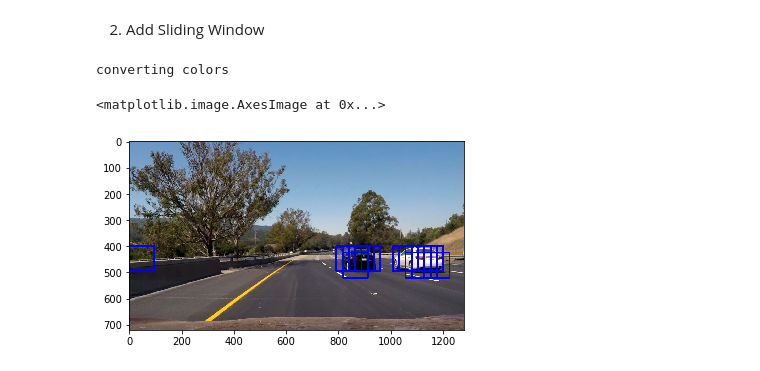
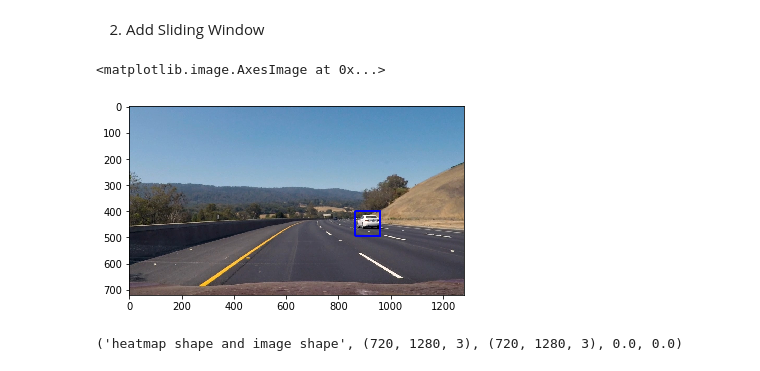
Before and after one commit to david-woo-instacart/kitt-playlabs, a Jupyter notebook: udacity/CarND-Vehicle-Detection-master/CarND-Vehicle-Detection-Project-V2.ipynb, the cells around one changed output. Saved outputs shown, nothing was run; the diff lists cells and outputs as text; code cells hidden in the pictures.

```diff
--- a/udacity/CarND-Vehicle-Detection-master/CarND-Vehicle-Detection-Project-V2.ipynb
+++ b/udacity/CarND-Vehicle-Detection-master/CarND-Vehicle-Detection-Project-V2.ipynb
@@ -463,12 +466,14 @@ def convert_color(img, conv='RGB2YCrCb'):
 def find_cars(img, ystart, ystop, scale, svc, X_scaler, orient, pix_per_cell, cell_per_block,
               spatial_feat,hist_feat,hog_feat,color_space):
 
+    bboxes = []
+
     draw_img = np.copy(img)
     img = img.astype(np.float32)/255
 
     img_tosearch = img[ystart:ystop,:,:]
     if color_space != False:
-        print("converting colors")
+        #print("converting colors")
         if color_space == 'YCrCb':
             color_space = 'RGB2YCrCb'
         ctrans_tosearch = convert_color(img_tosearch, color_space)
@@ -539,36 +544,36 @@ def find_cars(img, ystart, ystop, scale, svc, X_scaler, orient, pix_per_cell, ce
             # Scale features and make a prediction
             #test_features = X_scaler.transform((hog_features).reshape(1, -1) )
             #test_features = X_scaler.transform(np.hstack((spatial_features, hist_features, hog_features)).reshape(1, -1))
             test_features = X_scaler.transform(np.hstack((comb_features)).reshape(1, -1))
             #print("test features",test_features.shape)
             #test_features = X_scaler.transform(np.hstack((shape_feat, hist_feat)).reshape(1, -1))
             test_prediction = svc.predict(test_features)
 
             if test_prediction == 1:
                 xbox_left = np.int(xleft*scale)
                 ytop_draw = np.int(ytop*scale)
                 win_draw = np.int(window*scale)
                 cv2.rectangle(draw_img,(xbox_left, ytop_draw+ystart),(xbox_left+win_draw,ytop_draw+win_draw+ystart),(0,0,255),6)
+                bboxes.append([(xbox_left, ytop_draw+ystart),(xbox_left+win_draw,ytop_draw+win_draw+ystart)])
 
-    return draw_img
+    return draw_img,bboxes
 
 # 1. Generate list of car vs non car - Done
 dir_name = '/Users/davidwoo/Documents/Projects/kitt-playlabs/udacity/CarND-Vehicle-Detection-master/test_images/'
-file_name = 'test6.jpg'
+file_name = 'test3.jpg'
 img = mpimg.imread(dir_name + file_name)
 
 ystart = 400
 ystop = 656
 scale = 1.5
 
 svc = clf
 # this stores the mean and variation for scaling. this makes sense now
 X_scaler = scaler
 
-window_img = find_cars(img, ystart, ystop, scale, svc, X_scaler, orient, pix_per_cell, cell_per_block,
+window_img,bboxes = find_cars(img, ystart, ystop, scale, svc, X_scaler, orient, pix_per_cell, cell_per_block,
                        spatial_feat,hist_feat,hog_feat,color_space)
 plt.imshow(window_img)
 # %% [output]
-converting colors
+<matplotlib.image.AxesImage at 0x...>
-<matplotlib.image.AxesImage at 0x...>
-[figure, old version]
+[figure, new version]
@@ -576,0 +580,5 @@ converting colors
+# %%
+heat_map = np.zeros(img.shape)
+print("heatmap shape and image shape", heat_map.shape,img.shape,np.min(heat_map),np.max(heat_map))
+# %% [output]
+('heatmap shape and image shape', (720, 1280, 3), (720, 1280, 3), 0.0, 0.0)
```
Also changed, not shown: parts of 10 cells of this notebook.
